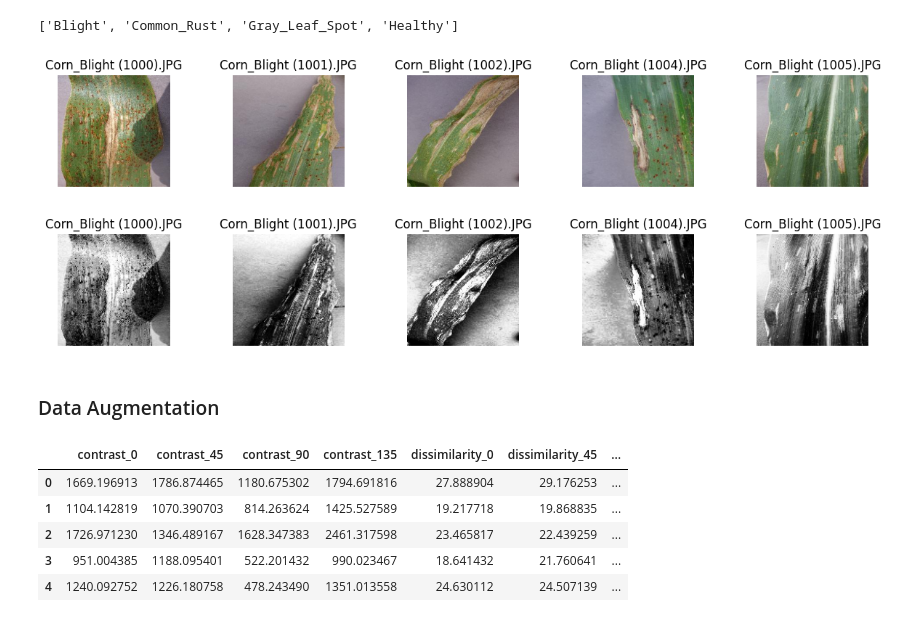
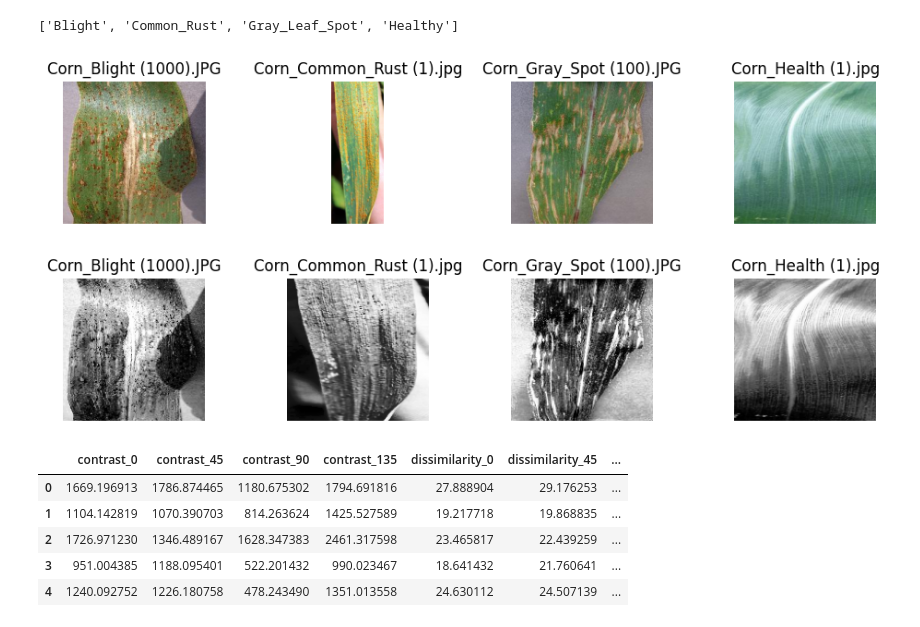
Before and after one commit to Rizani436/Projek-PCD, a Jupyter notebook: sesudahPreprocessing-ke1.ipynb, the cells around one changed output. Cells and saved outputs as stored; diff of their text form; code cells hidden in the pictures.

```diff
--- a/sesudahPreprocessing-ke1.ipynb
+++ b/sesudahPreprocessing-ke1.ipynb
@@ -49,10 +49,10 @@ n = 100
 data, filenames,label, path = insertGambar("data/",n)
 # %% [output]
 ['Blight', 'Common_Rust', 'Gray_Leaf_Spot', 'Healthy']
-# %%
-display(data,filenames,1,5)
-# %% [output]
-[figure, removed]
+# %%
+display([data[0],data[100],data[200],data[300]],[filenames[0],filenames[100],filenames[200],filenames[300]],1,4)
+# %% [output]
+[figure, added]
 # %%
 def resizeImage(data, ukuran):
     resizeData = []
@@ -100,9 +100,3 @@ def ekualisasiData(data):
     return hasil
 # %%
 preprocessing2 = ekualisasiData(preprocessing1)
-# %%
-display(preprocessing2,filenames,1,5)
-# %% [output]
-[figure, removed]
-# %% [markdown]
-### Data Augmentation
@@ -151,3 +103,7 @@ def augmentasi(data, filenames, path, banyakData):
+# %%
+display([preprocessing2[0],preprocessing2[100],preprocessing2[200],preprocessing2[300]],[filenames[0],filenames[100],filenames[200],filenames[300]],1,4)
+# %% [output]
+[figure, added]
 # %%
 def matriksTransformasi(matriks):
     hasil = np.zeros(matriks.shape)
```
Also changed, not shown: parts of 8 cells of this notebook, 5 other files.
